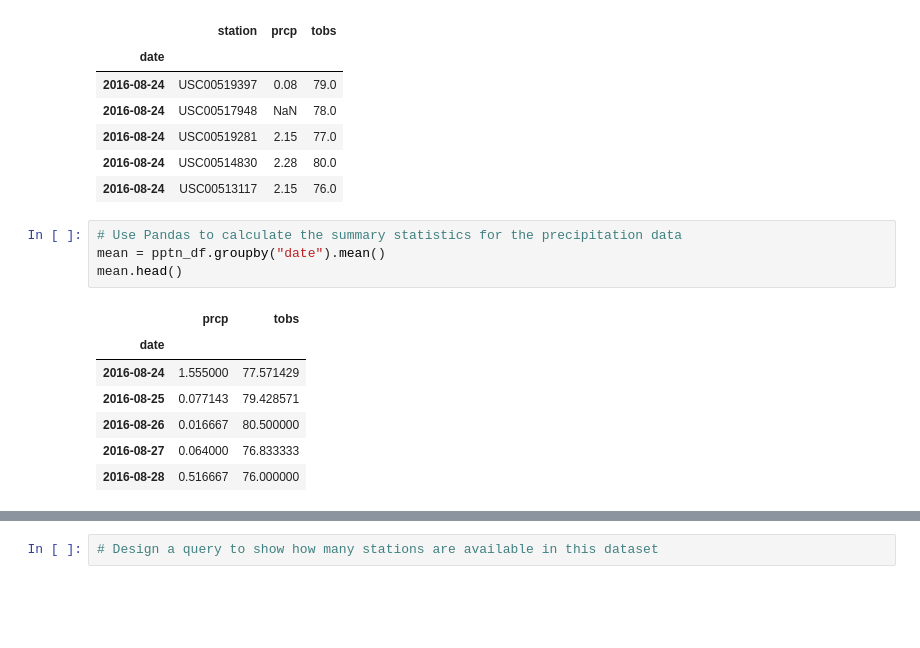
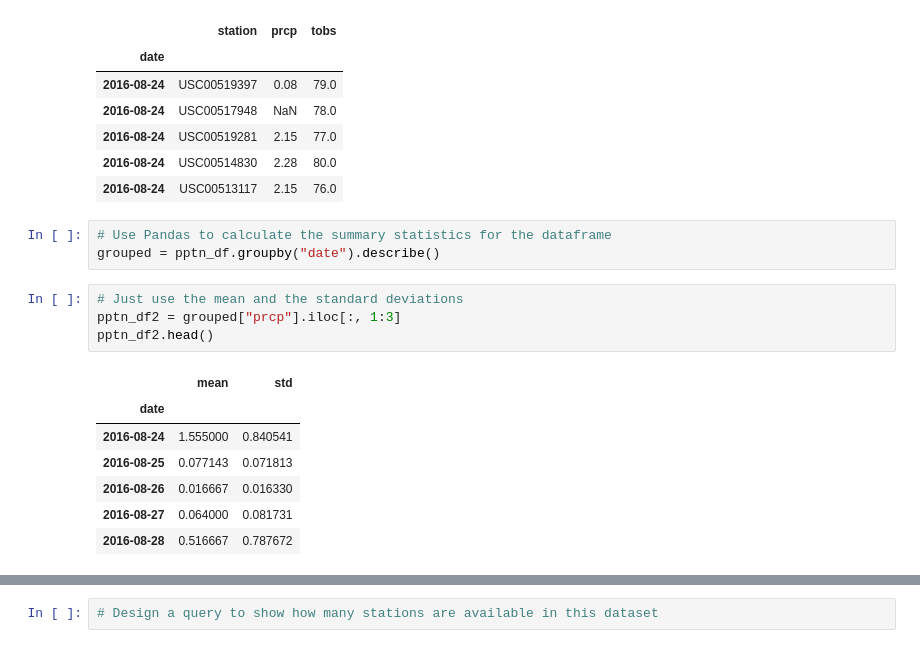
Before and after one commit to rochiecuevas/climate_analysis, a Jupyter notebook: climate_starter.ipynb, the cells around one changed output, grey strips where cells are left out. Saved outputs shown, nothing was run; the diff lists cells and outputs as text; blank space fills up the shorter version.

```diff
--- a/climate_starter.ipynb
+++ b/climate_starter.ipynb
@@ -117,16 +117,19 @@ pptn_df.head()
 | 2016-08-24 | USC00514830 | 2.28 | 80.0 |
 | 2016-08-24 | USC00513117 | 2.15 | 76.0 |
 # %%
-# Use Pandas to calculate the summary statistics for the precipitation data
-mean = pptn_df.groupby("date").mean()
-mean.head()
+# Use Pandas to calculate the summary statistics for the dataframe
+grouped = pptn_df.groupby("date").describe()
-# %% [output]
-|  | prcp | tobs |
-| date |  |  |
-| 2016-08-24 | 1.555000 | 77.571429 |
-| 2016-08-25 | 0.077143 | 79.428571 |
-| 2016-08-26 | 0.016667 | 80.500000 |
-| 2016-08-27 | 0.064000 | 76.833333 |
-| 2016-08-28 | 0.516667 | 76.000000 |
+# %%
+# Just use the mean and the standard deviations
+pptn_df2 = grouped["prcp"].iloc[:, 1:3]
+pptn_df2.head()
+# %% [output]
+|  | mean | std |
+| date |  |  |
+| 2016-08-24 | 1.555000 | 0.840541 |
+| 2016-08-25 | 0.077143 | 0.071813 |
+| 2016-08-26 | 0.016667 | 0.016330 |
+| 2016-08-27 | 0.064000 | 0.081731 |
+| 2016-08-28 | 0.516667 | 0.787672 |
 # %%
 # Data type of the date
```
Also changed, not shown: parts of 8 cells of this notebook, 1 other file.
